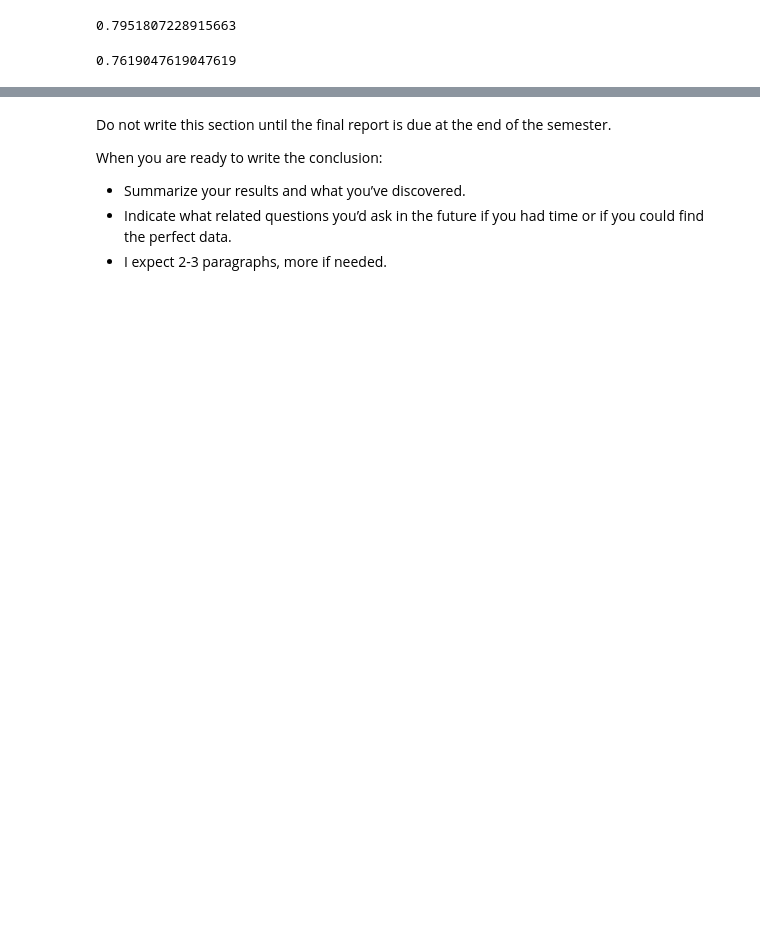
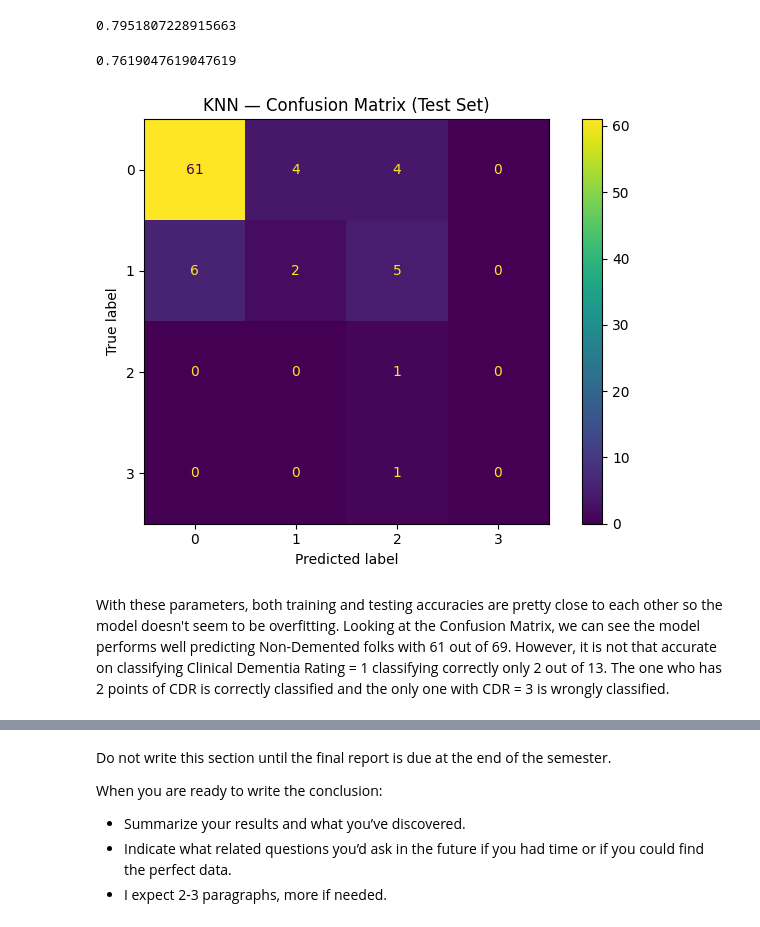
Before and after one commit to Carlos-PC05/FinalProjectCS-362, a Jupyter notebook: FinalReport_SP26_RV_PC_MASTERFILE.ipynb, the cells around one changed output, grey strips where cells are left out. Saved outputs shown, nothing was run; the diff lists cells and outputs as text; code cells hidden in the pictures; blank space fills up the shorter version.

```diff
--- a/FinalReport_SP26_RV_PC_MASTERFILE.ipynb
+++ b/FinalReport_SP26_RV_PC_MASTERFILE.ipynb
@@ -1311,3 +1363,24 @@ model.score(X_train_scaled, y_clf_train)   #Accuracy on train data
 model.score(X_test_scaled, y_clf_test)
 # %% [output]
 0.7619047619047619
+# %%
+#Confusion Matrix for KNN
+y_pred_knn = model.predict(X_test)
+cm_knn = confusion_matrix(y_clf_test, y_pred_knn)
+
+#Building the Confusion Matrix Display
+disp_knn = ConfusionMatrixDisplay(
+    confusion_matrix = cm_knn,
+    display_labels = model.classes_
+)
+
+#Plotting the confusion matrix
+fig, ax = plt.subplots(figsize=(7, 5))
+disp_dt.plot(ax=ax)
+ax.set_title("KNN — Confusion Matrix (Test Set)")
+plt.tight_layout();
+# %% [output]
+[figure, added]
+# %% [markdown]
+With these parameters, both training and testing accuracies are pretty close to each other so the model doesn't seem to be overfitting.
+Looking at the Confusion Matrix, we can see the model performs well predicting Non-Demented folks with 61 out of 69. However, it is not that accurate on classifying Clinical Dementia Rating = 1 classifying correctly only 2 out of 13. The one who has 2 points of CDR is correctly classified and the only one with CDR = 3 is wrongly classified.
```
Also changed, not shown: parts of 48 cells of this notebook.
